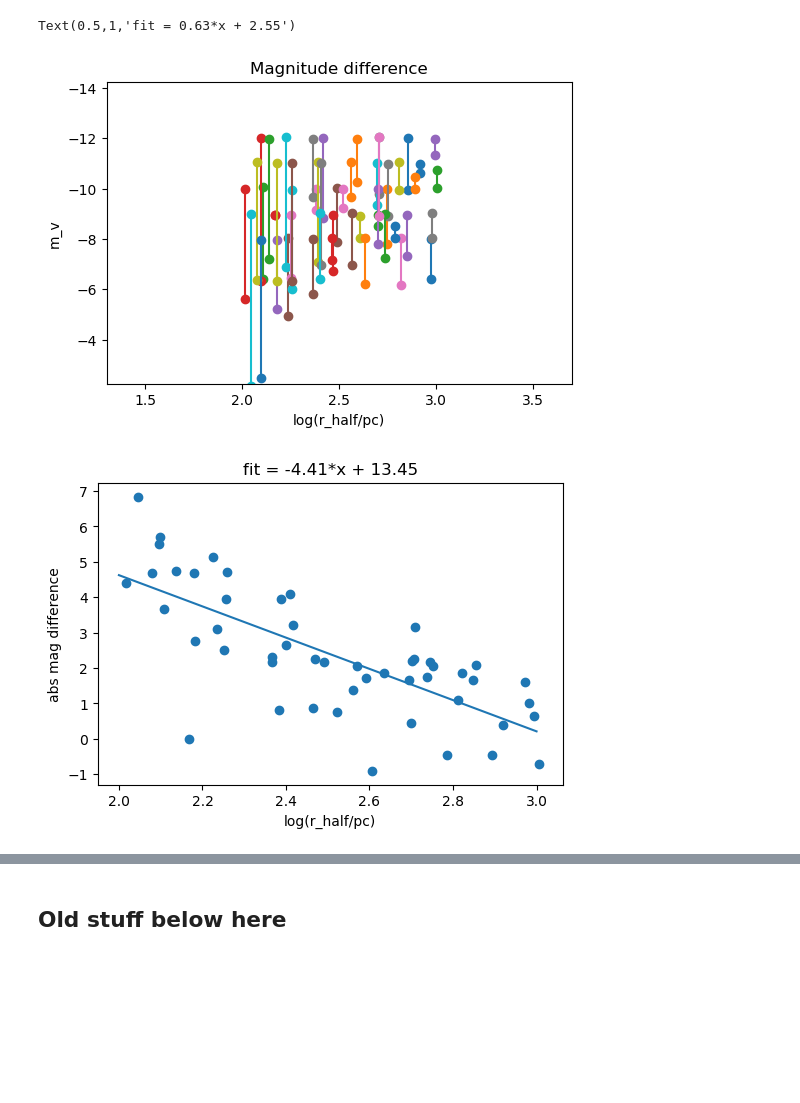
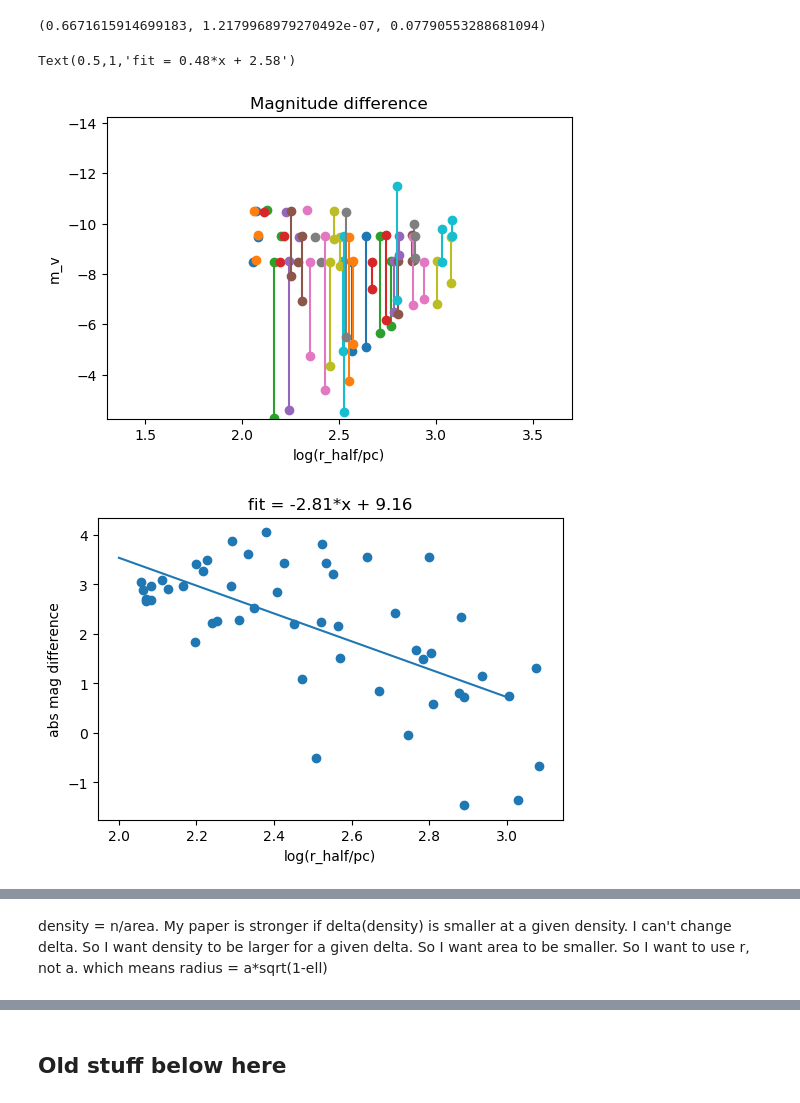
Before and after one commit to mcnanna/v2_y6_dwarf_search, a Jupyter notebook: simulations/blending/blending.ipynb, the cells around one changed output, grey strips where cells are left out. Saved outputs shown, nothing was run; the diff lists cells and outputs as text; code cells hidden in the pictures; blank space fills up the shorter version.

```diff
--- a/simulations/blending/blending.ipynb
+++ b/simulations/blending/blending.ipynb
@@ -26,6 +11,10 @@ array([-10.43150448,  -7.05810439,  -8.27718377,  -4.7868204 ,
+# %%
+ext = 3
+recovered_mag = (results['recovered_absmag_ec{}'.format(ext)])
+bad_cut = (recovered_mag > 0) | np.isnan(recovered_mag)
+results = results[~bad_cut]
 # %%
-ext = 2
-
+results = results[50:100]
 delta = results['recovered_absmag_ec{}'.format(ext)] - results['m_v']
 
 plt.figure()
@@ -41,33 +30,35 @@ plt.ylabel('m_v')
 plt.xlabel('log(r_half/pc)')
 plt.title('Magnitude difference')
 
 plt.figure()
 plt.scatter(results['logrhalf_pc'], delta)
 plt.xlabel('log(r_half/pc)')
 plt.ylabel('abs mag difference')
 fit = np.polyfit(results['logrhalf_pc'], delta, 1)
 m,b = fit
 fit_func = np.poly1d(fit)
 xx = np.arange(2.0, 3.3)
 plt.plot(xx, fit_func(xx))
 plt.title("fit = {:.2f}*x + {:.2f}".format(m,b))
 
 
 plt.figure()
 plt.scatter(results['m_v'], delta)
 plt.xlabel('true abs mag')
 plt.ylabel('abs mag difference')
 
 plt.figure()
 plt.scatter(np.log(results['density']), delta)
 plt.xlabel('log(Stellar density)')
 plt.ylabel('abs mag difference')
 m, b, r, p, std_err = scipy.stats.linregress(np.log(results['density']), delta)
+print(r, p, std_err)
 xx = np.arange(-5, 5)
 yy = m*xx + b
 plt.plot(xx, yy)
 plt.title("fit = {:.2f}*x + {:.2f}".format(m,b))
 # %% [output]
-Text(0.5,1,'fit = 0.63*x + 2.55')
+(0.6671615914699183, 1.2179968979270492e-07, 0.07790553288681094)
+Text(0.5,1,'fit = 0.48*x + 2.58')
-[figure, old version]
+[figure, new version]
-[figure, old version]
+[figure, new version]
@@ -76,3 +67,5 @@ Text(0.5,1,'fit = 0.63*x + 2.55')
+# %% [markdown]
+density = n/area. My paper is stronger if delta(density) is smaller at a given density. I can't change delta. So I want density to be larger for a given delta. So I want area to be smaller. So I want to use r, not a. which means radius = a*sqrt(1-ell)
 # %%
 # Stellar density dependence, binned by m_v
 
```
Also changed, not shown: parts of 15 cells of this notebook, 2 other files.
